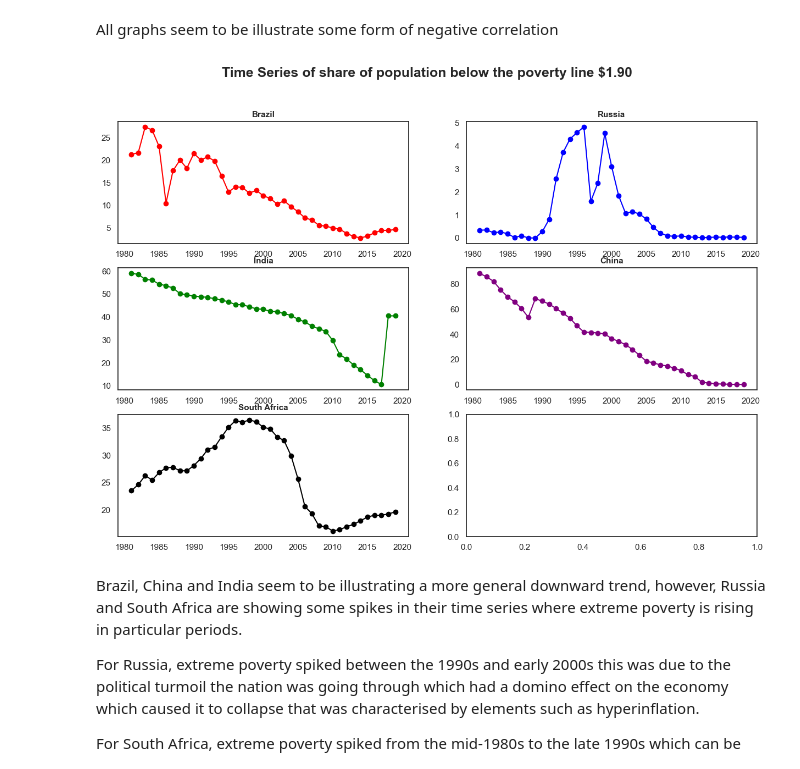
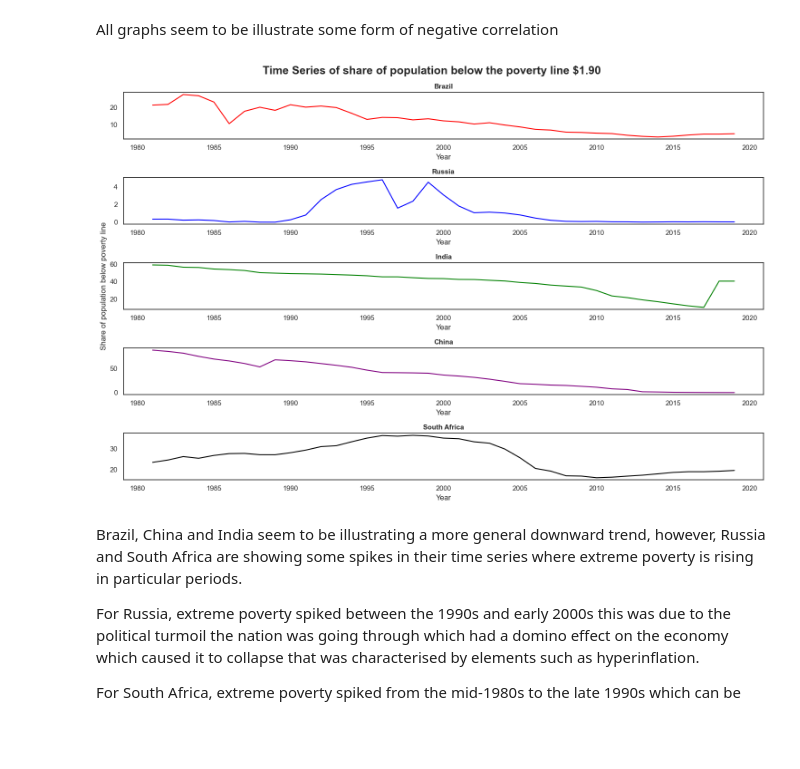
Before and after one commit to NigelGondo/Portfolio_Projects, a Jupyter notebook: Regression analysis of extreme poverty and GDP per Capita.ipynb, the cells around one changed output. Saved outputs shown, nothing was run; the diff lists cells and outputs as text; code cells hidden in the pictures; blank space fills up the shorter version.

```diff
--- a/Regression analysis of extreme poverty and GDP per Capita.ipynb
+++ b/Regression analysis of extreme poverty and GDP per Capita.ipynb
@@ -434,6 +494,11 @@ df_poverty_world.set_index('Year', inplace=True)
 # %%
 #concatenate the data frames
-df_poverty_brics = pd.concat([df_poverty_bra,df_poverty_rus, df_poverty_ind, df_poverty_chi,df_poverty_rsa], axis = 1)
+df_poverty_brics = pd.concat([df_poverty_bra,
+                              df_poverty_rus,
+                              df_poverty_ind,
+                              df_poverty_chi,
+                              df_poverty_rsa],
+                              axis = 1)
 df_poverty_brics.tail()
 # %% [output]
 |  | BRA $1.90 per day - share of popu... | RUS $1.90 per day - share of popu... | IND $1.90 per day - share of popu... | CHN $1.90 per day - share of popu... | ... |
@@ -668,25 +813,57 @@ plt.show()
 All graphs seem to be illustrate some form of negative correlation
 # %%
 #Creating time series extreme poverty from 1981 to 2019
-fig, ax = plt.subplots(3,2)
+fig, ax = plt.subplots(5)
 
-ax[0, 0].plot(df_poverty_brics.index, df_poverty_brics['BRA $1.90 per day - share of population below poverty line'], color = 'red', marker = 'o')
-ax[0, 0].set_title('Brazil', fontsize = 11, fontweight = 'bold')
-ax[0, 1].plot(df_poverty_brics.index, df_poverty_brics['RUS $1.90 per day - share of population below poverty line'], color = 'blue', marker = 'o')
-ax[0, 1].set_title('Russia', fontsize = 11, fontweight = 'bold')
-ax[1, 0].plot(df_poverty_brics.index, df_poverty_brics['IND $1.90 per day - share of population below poverty line'], color = 'green', marker = 'o')
-ax[1, 0].set_title('India', fontsize = 11, fontweight = 'bold')
-ax[1, 1].plot(df_poverty_brics.index, df_poverty_brics['CHN $1.90 per day - share of population below poverty line'], color = 'purple', marker = 'o')
-ax[1, 1].set_title('China', fontsize = 11, fontweight = 'bold')
-ax[2, 0].plot(df_poverty_brics.index, df_poverty_brics['RSA $1.90 per day - share of population below poverty line'], color = 'black', marker = 'o')
-ax[2, 0].set_title('South Africa', fontsize = 11, fontweight = 'bold')
+ax[0].plot(df_poverty_brics.index,
+           df_poverty_brics['BRA $1.90 per day - share of population below poverty line'],
+           color = 'red')
+ax[0].set_title('Brazil',
+                fontsize = 11,
+                fontweight = 'bold')
+ax[0].set_xlabel('Year')
+
+ax[1].plot(df_poverty_brics.index,
+           df_poverty_brics['RUS $1.90 per day - share of population below poverty line'],
+           color = 'blue')
+ax[1].set_title('Russia',
+                fontsize = 11,
+                fontweight = 'bold')
+ax[1].set_xlabel('Year')
+
+ax[2].plot(df_poverty_brics.index,
+           df_poverty_brics['IND $1.90 per day - share of population below poverty line'],
+           color = 'green')
+ax[2].set_title('India',
+                fontsize = 11,
+                fontweight = 'bold')
+ax[2].set_xlabel('Year')
+ax[2].set_ylabel('Share of population below poverty line')
+
+ax[3].plot(df_poverty_brics.index,
+           df_poverty_brics['CHN $1.90 per day - share of population below poverty line'],
+           color = 'purple')
+
+ax[3].set_title('China',
+                fontsize = 11,
+                fontweight = 'bold')
+ax[3].set_xlabel('Year')
+
+ax[4].plot(df_poverty_brics.index,
+           df_poverty_brics['RSA $1.90 per day - share of population below poverty line'],
+            color = 'black')
+ax[4].set_title('South Africa',
+                fontsize = 11,
+                fontweight = 'bold')
+ax[4].set_xlabel('Year')
 
 plt.suptitle('Time Series of share of population below the poverty line $1.90', fontsize = 18, fontweight = 'bold')
 
+plt.tight_layout()
 
 plt.show()
 # %% [output]
-[figure, old version]
+[figure, new version]
 # %% [markdown]
 Brazil, China and India seem to be illustrating a more general downward trend, however, Russia and South Africa are showing some spikes in their time series where extreme poverty is rising in particular periods.
 
```
Also changed, not shown: parts of 36 cells of this notebook.
